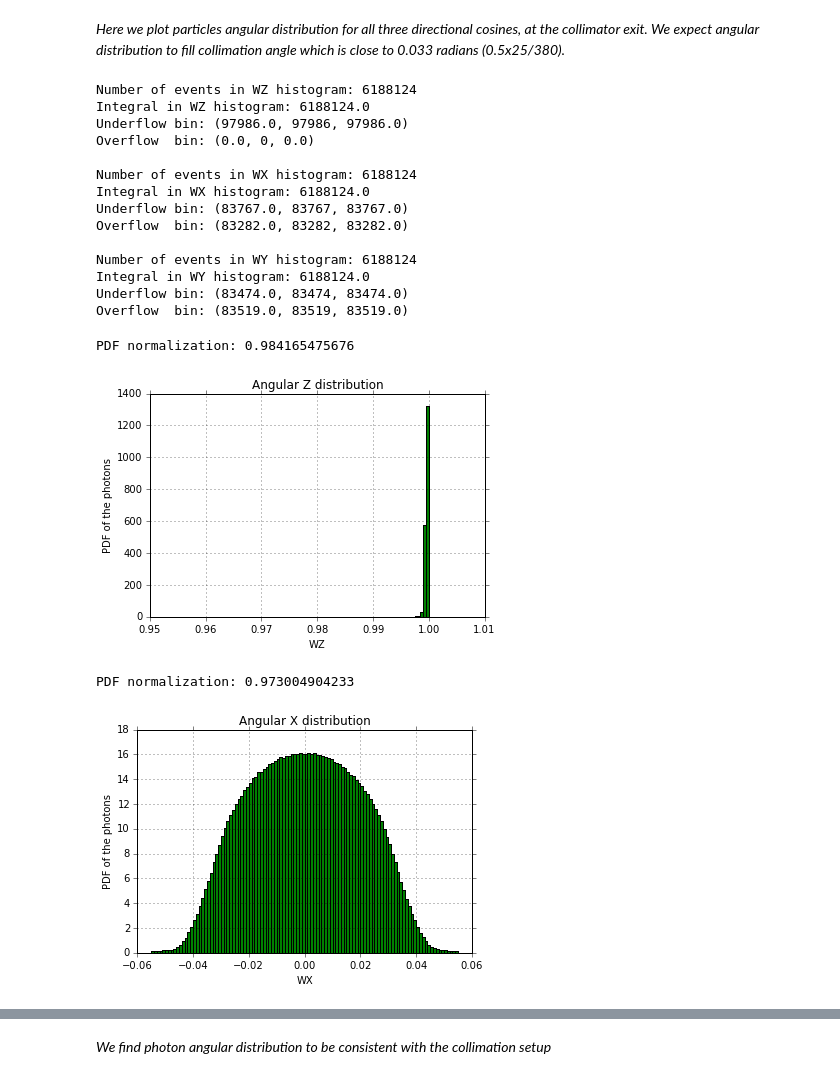
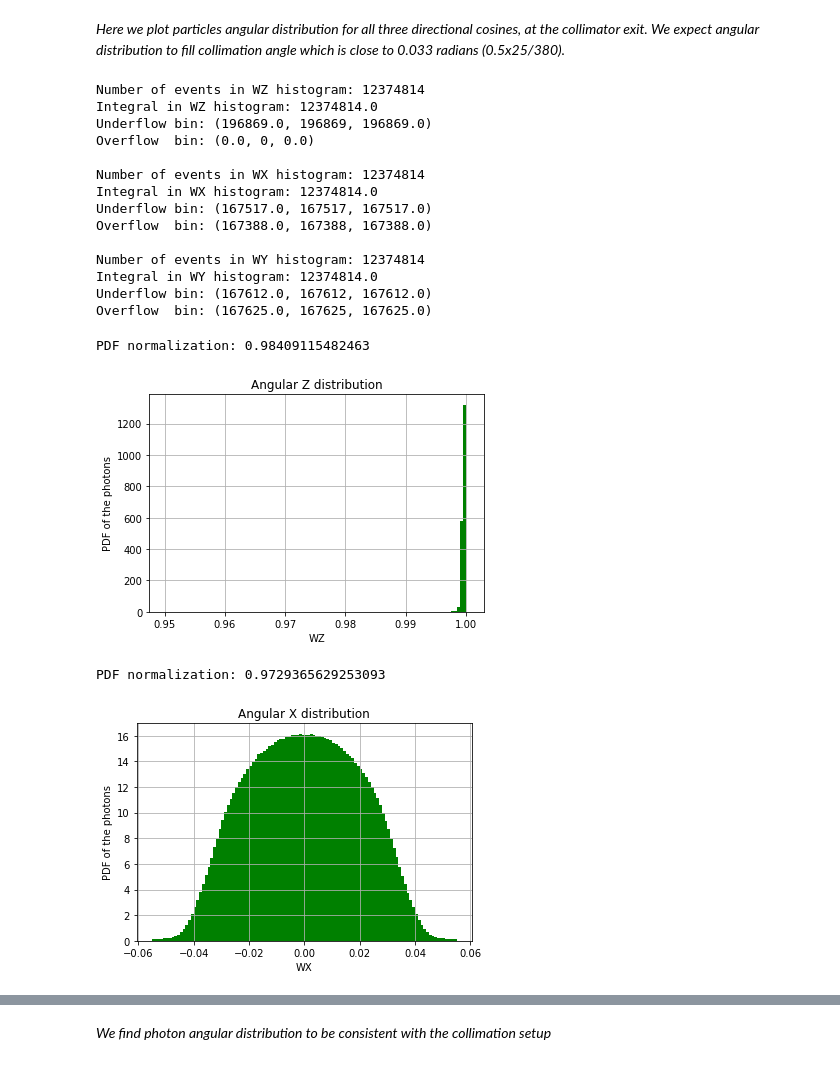
Before and after one commit to Iwan-Zotow/VV, a Jupyter notebook: C25_VV.ipynb, the cells around one changed output, grey strips where cells are left out. Cells and saved outputs as stored; diff of their text form; code cells hidden in the pictures.

```diff
--- a/C25_VV.ipynb
+++ b/C25_VV.ipynb
@@ -19,5 +19,6 @@ import ListTable
 # %%
 C = 25
 phsfname = "C" + str(C) + ".egsphsp1"
+phsfname = "../" + phsfname
 print ("We're reading the {1}mm phase space file = {0}".format(phsfname, C))
 # %% [output]
@@ -346,9 +347,9 @@ Znow  = 200.0 # we at 200mm at the cooolimator exit
 Zshot = 380.0 # shot isocenter is at 380mm
 
 # radial, X and Y, all units in mm
-hr = H1Du.H1Du(100, 0.0, 50.0)
-hx = H1Du.H1Du(120, -30.0, 30.0)
-hy = H1Du.H1Du(120, -30.0, 30.0)
+hr = H1Du.H1Du(120, 0.0, 40.0)
+hx = H1Du.H1Du(128, -32.0, 32.0)
+hy = H1Du.H1Du(128, -32.0, 32.0)
 
 for e in events:
     WT = e[0]
@@ -473,18 +479,20 @@ norm  = 1.0/hy.integral()
 
 sum = 0.0
 
-w = hy.step()
+st = hy.step()
 
 for k in range (0, hy.size()):
-    x = hy.lo() + float(k)*w
+    x_lo = hy.lo() + float(k)*st
+    x_hi = x_lo + st
+    x    = 0.5*(x_lo + x_hi)
 
     d = hy[k]       # data from bin with index k
-    y = d[0] / w    # first part of bin is collected weights
+    y = d[0] / st    # first part of bin is collected weights
     y = y * norm
     X.append(x)
     Y.append(y)
-    W.append(w)
-    sum += y*w
+    W.append(st)
+    sum += y*st
 
 print("PDF normalization: {0}".format(sum))
 
@@ -543,20 +551,20 @@ print("Integral in WY histogram: {0}".format(h_wy.integral()))
 print("Underflow bin: {0}".format(h_wy.underflow()))
 print("Overflow  bin: {0}".format(h_wy.overflow()))
 # %% [output]
-Number of events in WZ histogram: 6188124
-Integral in WZ histogram: 6188124.0
-Underflow bin: (97986.0, 97986, 97986.0)
+Number of events in WZ histogram: 12374814
+Integral in WZ histogram: 12374814.0
+Underflow bin: (196869.0, 196869, 196869.0)
 Overflow  bin: (0.0, 0, 0.0)
 
-Number of events in WX histogram: 6188124
-Integral in WX histogram: 6188124.0
-Underflow bin: (83767.0, 83767, 83767.0)
-Overflow  bin: (83282.0, 83282, 83282.0)
+Number of events in WX histogram: 12374814
+Integral in WX histogram: 12374814.0
+Underflow bin: (167517.0, 167517, 167517.0)
+Overflow  bin: (167388.0, 167388, 167388.0)
 
-Number of events in WY histogram: 6188124
-Integral in WY histogram: 6188124.0
-Underflow bin: (83474.0, 83474, 83474.0)
-Overflow  bin: (83519.0, 83519, 83519.0)
+Number of events in WY histogram: 12374814
+Integral in WY histogram: 12374814.0
+Underflow bin: (167612.0, 167612, 167612.0)
+Overflow  bin: (167625.0, 167625, 167625.0)
 # %%
 X = []
 Y = []
@@ -566,18 +574,20 @@ norm  = 1.0/h_wz.integral()
 
 sum = 0.0
 
-w = h_wz.step()
+st = h_wz.step()
 
 for k in range (0, h_wz.size()+1):
-    x = h_wz.lo() + float(k)*w
+    x_lo = h_wz.lo() + float(k)*st
+    x_hi = x_lo + st
+    x    = 0.5*(x_lo + x_hi)
 
     d = h_wz[k]       # data from bin with index k
-    y = d[0] / w    # first part of bin is collected weights
+    y = d[0] / st     # first part of bin is collected weights
     y = y * norm
     X.append(x)
     Y.append(y)
-    W.append(w)
-    sum += y*w
+    W.append(st)
+    sum += y*st
 
 print("PDF normalization: {0}".format(sum))
 
@@ -593,46 +603,48 @@ plt.tick_params(axis='y', direction='out')
 
 plt.show()
 # %% [output]
-PDF normalization: 0.984165475676
+PDF normalization: 0.98409115482463
-[figure, old version]
+[figure, new version]
 # %%
 X = []
 Y = []
 W = []
 
 norm  = 1.0/h_wx.integral()
 
 sum = 0.0
 
-w = h_wx.step()
+st = h_wx.step()
 
 for k in range (0, h_wx.size()):
-    x = h_wx.lo() + float(k)*w
+    x_lo = h_wx.lo() + float(k)*st
+    x_hi = x_lo + st
+    x    = 0.5*(x_lo + x_hi)
 
     d = h_wx[k]       # data from bin with index k
-    y = d[0] / w      # first part of bin is collected weights
+    y = d[0] / st     # first part of bin is collected weights
     y = y * norm
     X.append(x)
     Y.append(y)
-    W.append(w)
-    sum += y*w
+    W.append(st)
+    sum += y*st
 
 print("PDF normalization: {0}".format(sum))
 
 p1 = plt.bar(X, Y, W, color='g')
 
 plt.xlabel('WX')
 plt.ylabel('PDF of the photons')
 plt.title('Angular X distribution')
 
 plt.grid(True);
 plt.tick_params(axis='x', direction='out')
 plt.tick_params(axis='y', direction='out')
 
 plt.show()
 # %% [output]
-PDF normalization: 0.973004904233
+PDF normalization: 0.9729365629253093
-[figure, old version]
+[figure, new version]
 # %%
 X = []
 Y = []
```
Also changed, not shown: parts of 18 cells of this notebook, 2 other files.
